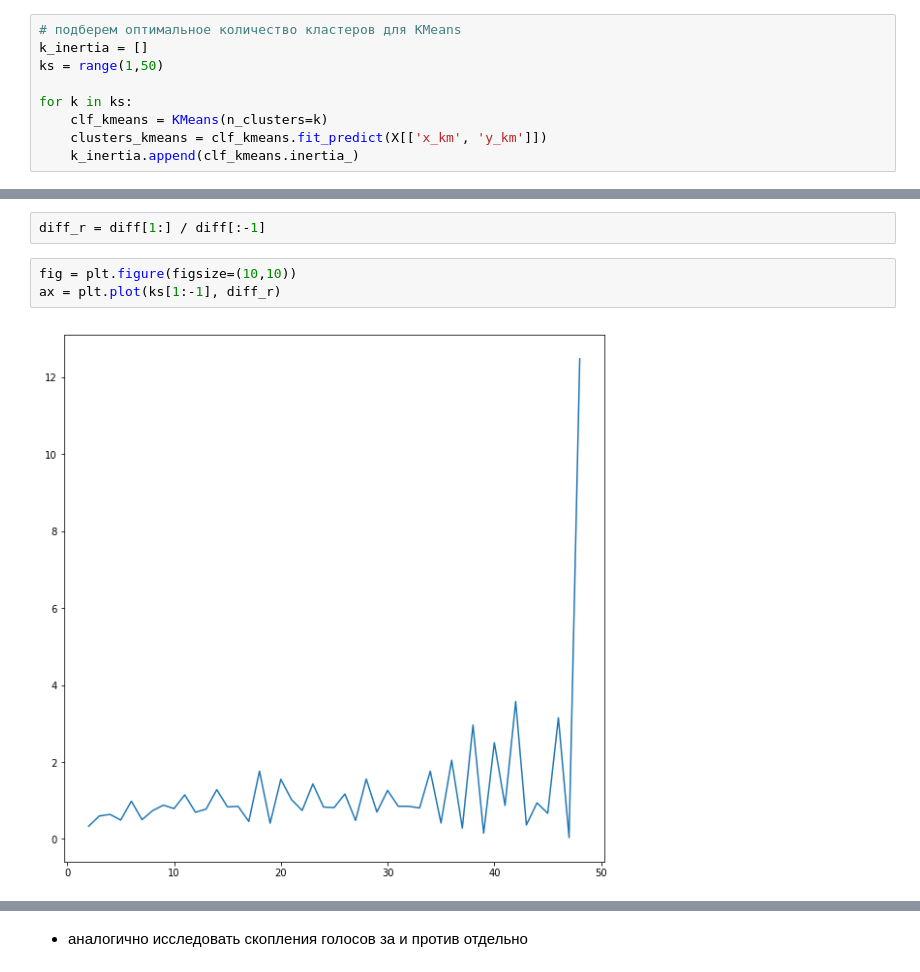
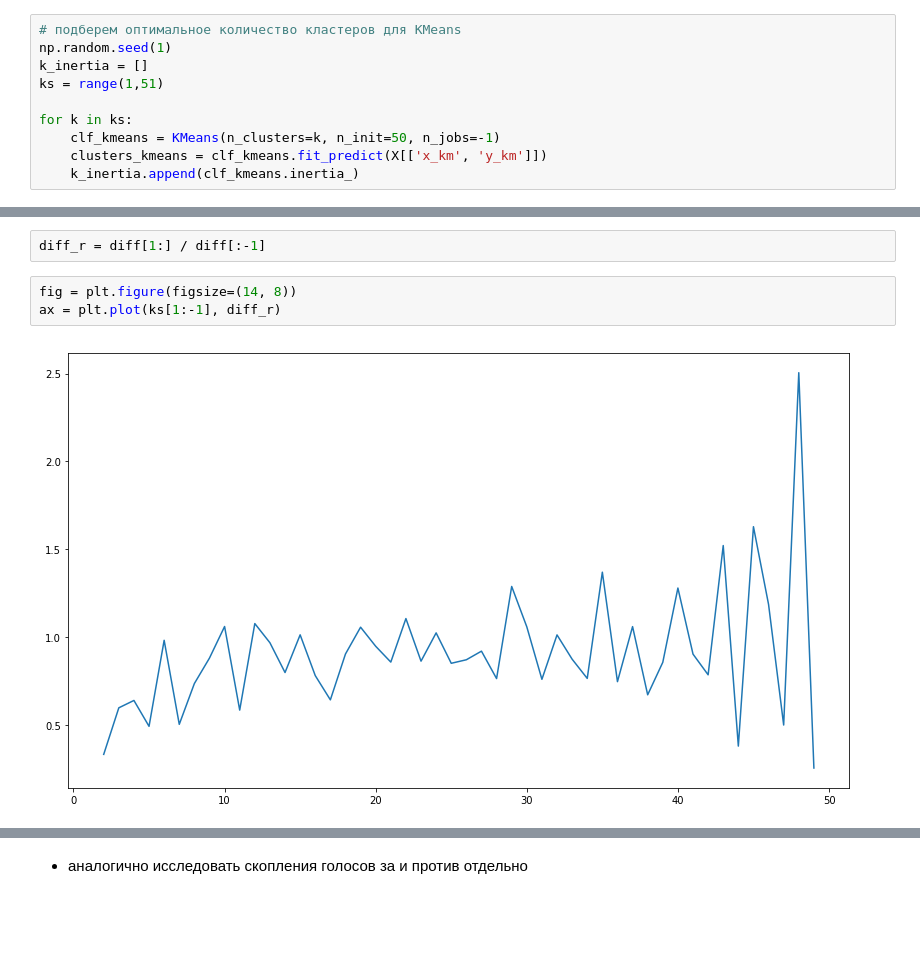
Before and after one commit to SergeyYVP/Machine_learning, a Jupyter notebook: 2. homework clustering.ipynb, the cells around one changed output, grey strips where cells are left out. Saved outputs shown, nothing was run; the diff lists cells and outputs as text; blank space fills up the shorter version.

```diff
--- a/2. homework clustering.ipynb
+++ b/2. homework clustering.ipynb
@@ -130,11 +130,12 @@ from sklearn.cluster import KMeans
 * визуально разделить город на районы безотносительно голосов (провести кластеризацию и вывести картинку)
 # %%
 # подберем оптимальное количество кластеров для KMeans
+np.random.seed(1)
 k_inertia = []
-ks = range(1,50)
+ks = range(1,51)
 
 for k in ks:
-    clf_kmeans = KMeans(n_clusters=k)
+    clf_kmeans = KMeans(n_clusters=k, n_init=50, n_jobs=-1)
     clusters_kmeans = clf_kmeans.fit_predict(X[['x_km', 'y_km']])
     k_inertia.append(clf_kmeans.inertia_)
 # %%
@@ -162,7 +165,7 @@ $$k_{opt} = argmin(\frac{inertia_{k+1}-inertia_{k}}{inertia_{k}-inertia_{k-1}})$
 # %%
 diff_r = diff[1:] / diff[:-1]
 # %%
-fig = plt.figure(figsize=(10,10))
+fig = plt.figure(figsize=(14, 8))
 ax = plt.plot(ks[1:-1], diff_r)
 # %% [output]
-[figure, old version]
+[figure, new version]
```
Also changed, not shown: parts of 41 cells of this notebook.
